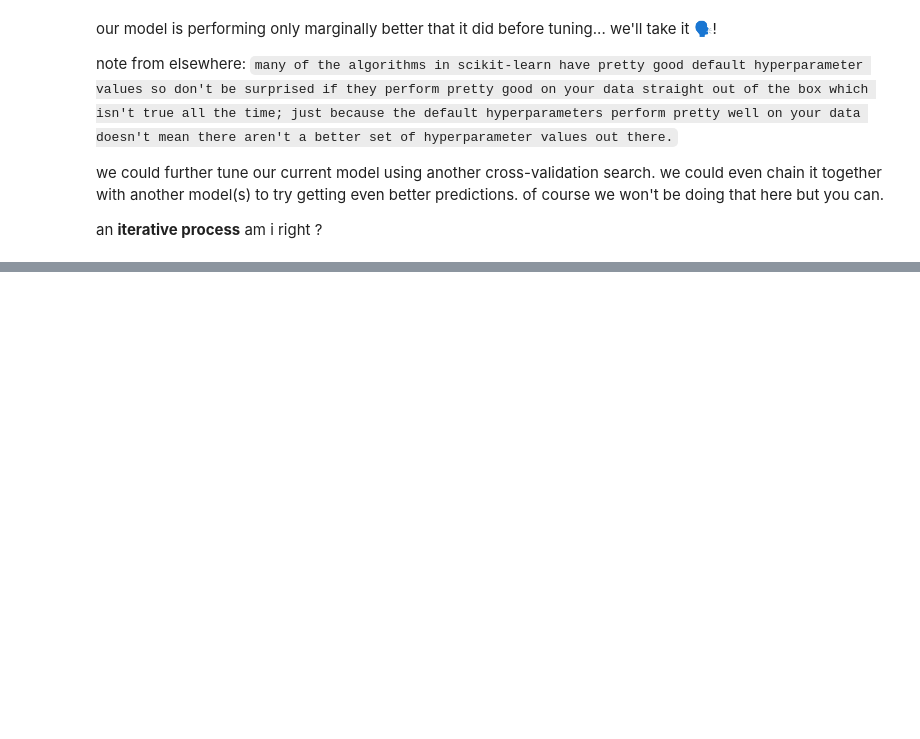
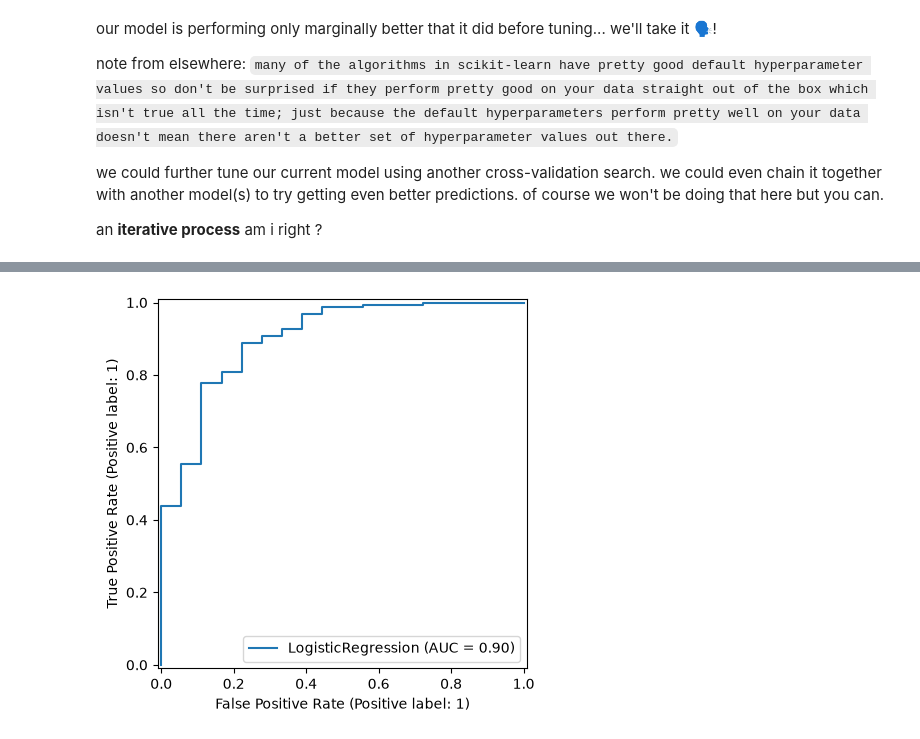
Before and after one commit to brian-seekar/ds-class, a Jupyter notebook: ml-stuff.ipynb, the cells around one changed output, grey strips where cells are left out. Cells and saved outputs as stored; diff of their text form; code cells hidden in the pictures; blank space fills up the shorter version.

```diff
--- a/ml-stuff.ipynb
+++ b/ml-stuff.ipynb
@@ -616,0 +628,10 @@ anyways, we'll be wrapping up with a confusion matrix and a classification repor
+# %%
+RocCurveDisplay.from_estimator(
+    estimator=tuned_model, # ever since tuning we've been using our tuned model
+    X=X_test,
+    y=y_test
+)
+
+plt.show()
+# %% [output]
+[figure, added]
```
Also changed, not shown: parts of 33 cells of this notebook.
